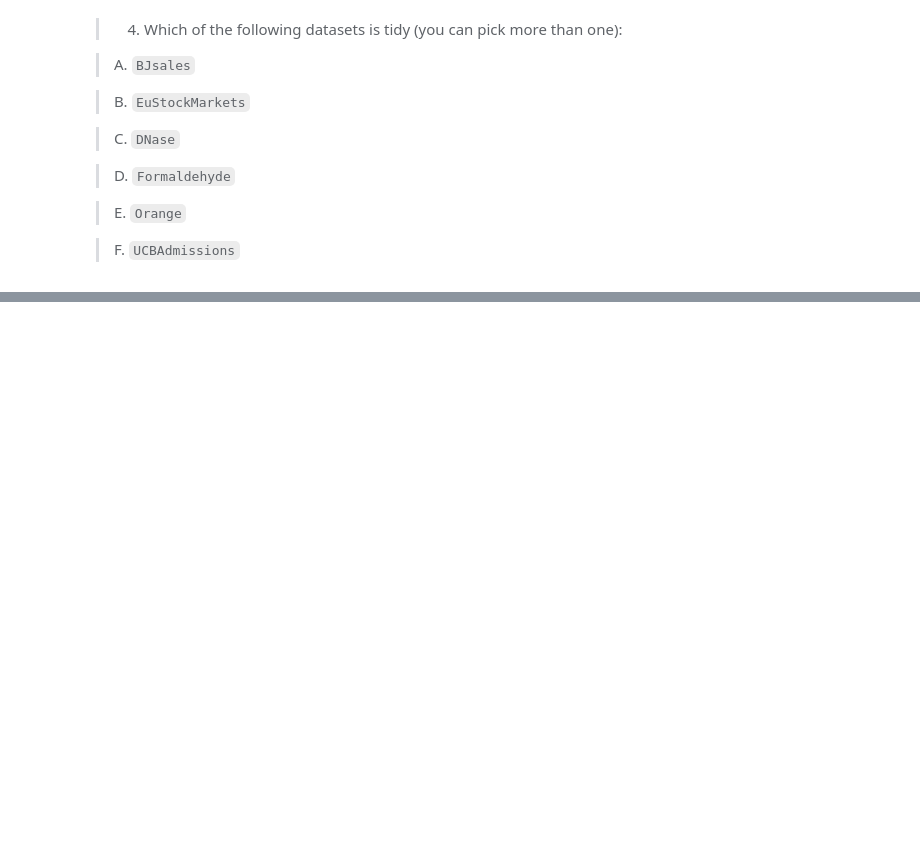
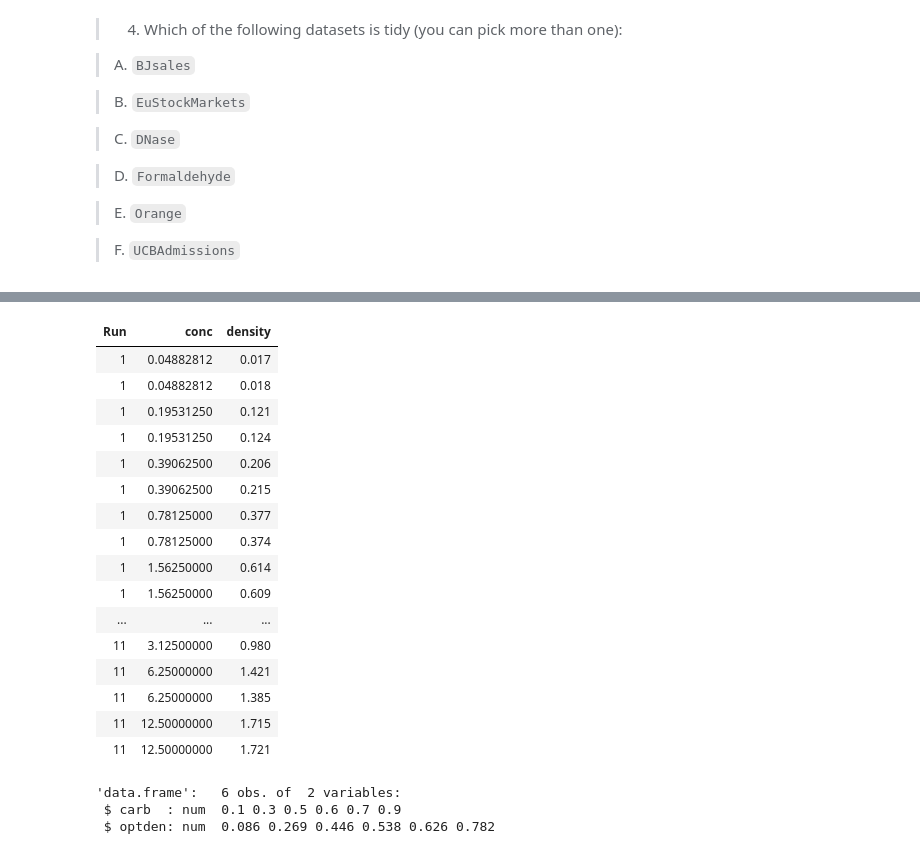
Before and after one commit to mldwr/dsbook_exercises, a Jupyter notebook: ex_35_tidy_data.ipynb, the cells around one changed output, grey strips where cells are left out. Saved outputs shown, nothing was run; the diff lists cells and outputs as text; code cells hidden in the pictures; blank space fills up the shorter version.

```diff
--- a/ex_35_tidy_data.ipynb
+++ b/ex_35_tidy_data.ipynb
@@ -147,0 +185,20 @@ class(ChickWeight)
+# %%
+DNase
+# %% [output]
+| Run | conc | density |
+| 1 | 0.04882812 | 0.017 |
+| 1 | 0.04882812 | 0.018 |
+| 1 | 0.19531250 | 0.121 |
+| 1 | 0.19531250 | 0.124 |
+| 1 | 0.39062500 | 0.206 |
+| 1 | 0.39062500 | 0.215 |
+| 1 | 0.78125000 | 0.377 |
+| 1 | 0.78125000 | 0.374 |
+| 1 | 1.56250000 | 0.614 |
+| 1 | 1.56250000 | 0.609 |
+| ... | ... | ... |
+| 11 | 3.12500000 | 0.980 |
+| 11 | 6.25000000 | 1.421 |
+| 11 | 6.25000000 | 1.385 |
+| 11 | 12.50000000 | 1.715 |
+| 11 | 12.50000000 | 1.721 |
@@ -147,0 +207,6 @@ class(ChickWeight)
+# %%
+str(Formaldehyde)
+# %% [output]
+'data.frame':   6 obs. of  2 variables:
+ $ carb  : num  0.1 0.3 0.5 0.6 0.7 0.9
+ $ optden: num  0.086 0.269 0.446 0.538 0.626 0.782
```
Also changed, not shown: parts of 22 cells of this notebook.
